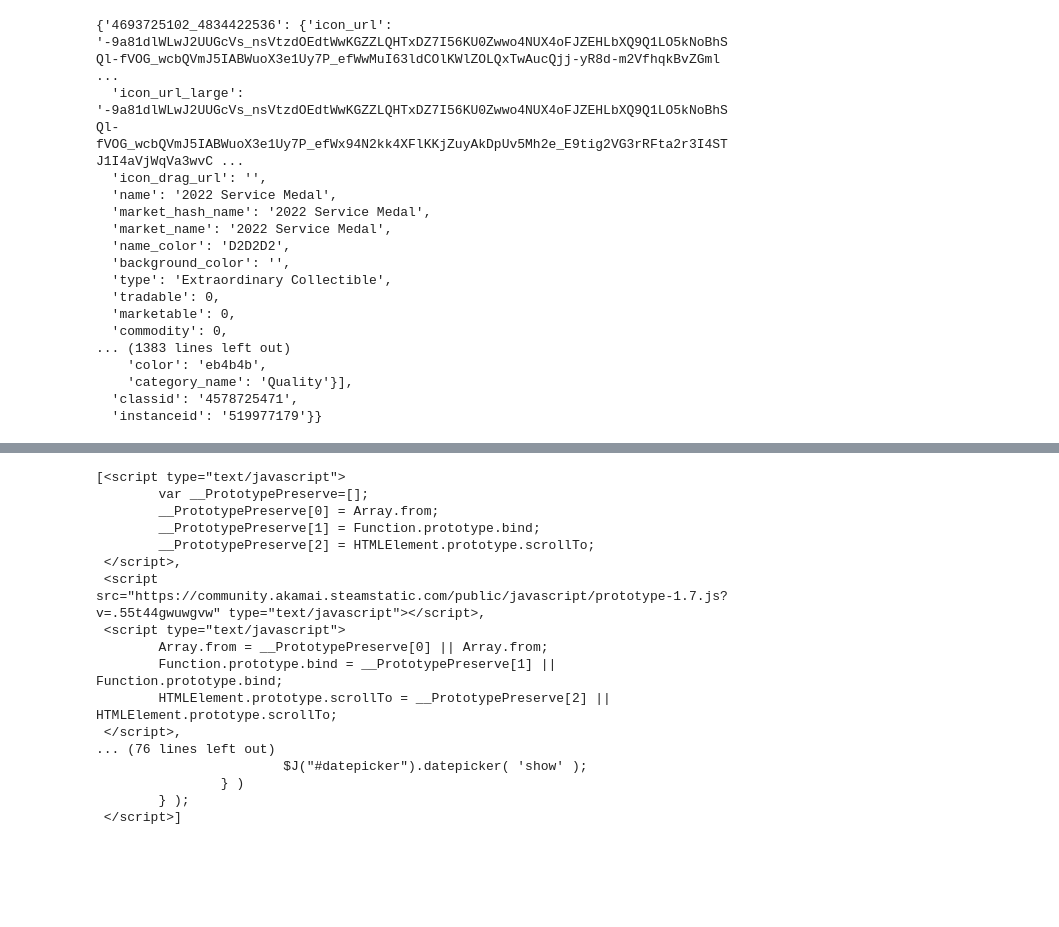
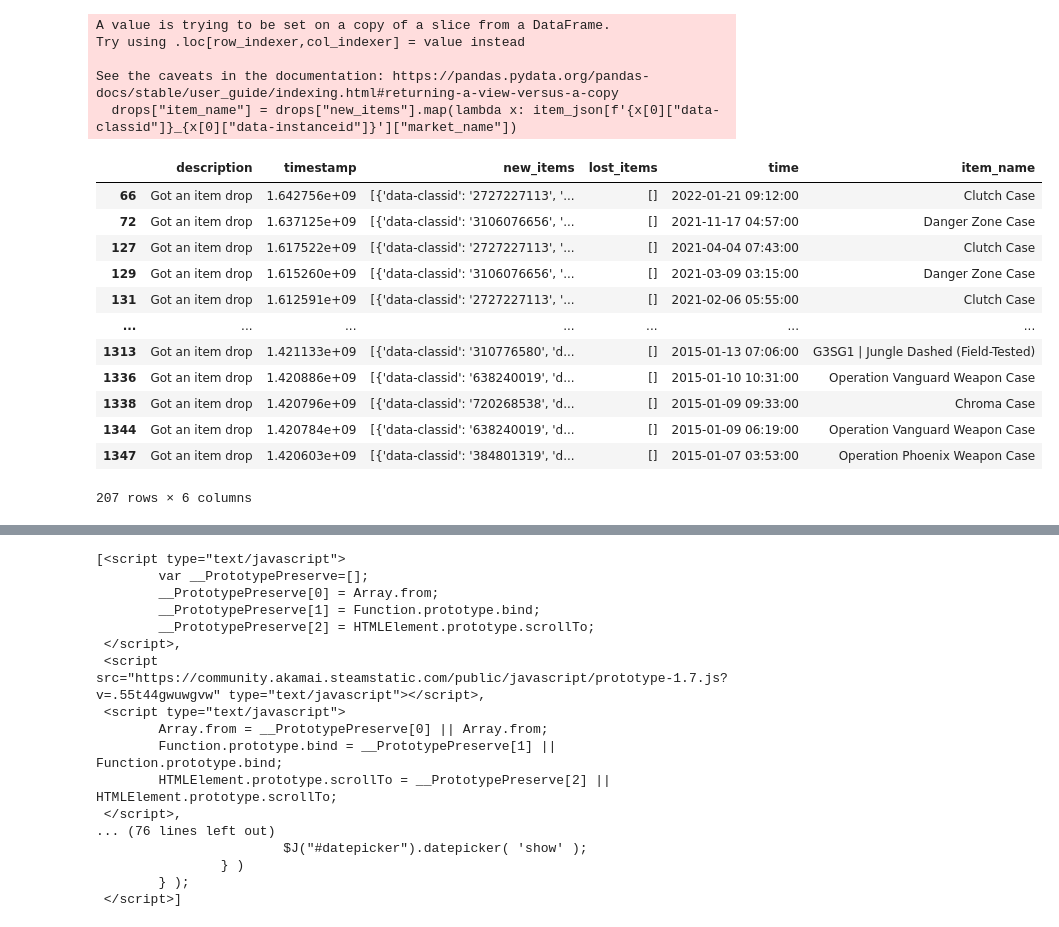
Before and after one commit to andreaskeller96/csgo-case-statistics, a Jupyter notebook: stats.ipynb, the cells around one changed output, grey strips where cells are left out. Cells and saved outputs as stored; diff of their text form; code cells hidden in the pictures; blank space fills up the shorter version.

```diff
--- a/stats.ipynb
+++ b/stats.ipynb
@@ -131,5 +142,6 @@ def create_inventory_history_list(html_string, items_json):
 # %%
 def get_inventory_history(session):
+    print("Fetching Inventory History")
     response = session.get("https://steamcommunity.com/")
     if response.status_code != 200:
         return None
@@ -146,10 +158,11 @@ def get_inventory_history(session):
     item_json = get_json_variable_from_html("g_rgDescriptions", response.text)
 
     full_site = response.text
-    inventory_history = create_inventory_history_list(full_site, item_json)
+    item_dict = item_json["730"]
+    history = create_inventory_history_list(full_site)
 
     while True:
-        return
+        print(f"Currently registered {len(history)} inventory changes")
         req_data = {
             "ajax": "1",
             "sessionid": sessionid,
@@ -160,12 +173,16 @@ def get_inventory_history(session):
             req_data[f"app[{num}]"] = app
         response = session.get(profile_link+"/inventoryhistory/", params=req_data)
         response_JSON = json.loads(response.text)
-        if cursor in response_JSON.keys():
+        if "html" in response_JSON:
+            history += create_inventory_history_list(response_JSON["html"])
+        if "descriptions" in response_JSON:
+            item_dict = {**item_dict, **response_JSON["descriptions"]["730"]}
+        if "cursor" in response_JSON.keys():
             cursor = response_JSON["cursor"]
         else:
             break
-    return full_site
+    return history, item_dict
 # %%
 session = create_steam_auth_session()
 # %%
-soup, test = get_inventory_history(session)
+htm_site, item_json = get_inventory_history(session)
@@ -172,20 +206,0 @@ soup, test = get_inventory_history(session)
-# %%
-json.loads(test)["730"]
-# %% [output]
-{'4693725102_4834422536': {'icon_url': '-9a81dlWLwJ2UUGcVs_nsVtzdOEdtWwKGZZLQHTxDZ7I56KU0Zwwo4NUX4oFJZEHLbXQ9Q1LO5kNoBhSQl-fVOG_wcbQVmJ5IABWuoX3e1Uy7P_efWwMuI63ldCOlKWlZOLQxTwAucQjj-yR8d-m2VfhqkBvZGml ...
-  'icon_url_large': '-9a81dlWLwJ2UUGcVs_nsVtzdOEdtWwKGZZLQHTxDZ7I56KU0Zwwo4NUX4oFJZEHLbXQ9Q1LO5kNoBhSQl-fVOG_wcbQVmJ5IABWuoX3e1Uy7P_efWx94N2kk4XFlKKjZuyAkDpUv5Mh2e_E9tig2VG3rRFta2r3I4STJ1I4aVjWqVa3wvC ...
-  'icon_drag_url': '',
-  'name': '2022 Service Medal',
-  'market_hash_name': '2022 Service Medal',
-  'market_name': '2022 Service Medal',
-  'name_color': 'D2D2D2',
-  'background_color': '',
-  'type': 'Extraordinary Collectible',
-  'tradable': 0,
-  'marketable': 0,
-  'commodity': 0,
-... (1383 lines left out)
-    'color': 'eb4b4b',
-    'category_name': 'Quality'}],
-  'classid': '4578725471',
-  'instanceid': '519977179'}}
@@ -191,0 +209,27 @@ json.loads(test)["730"]
+# %%
+df = pd.DataFrame(htm_site)
+df["time"] = pd.to_datetime(df['timestamp'],unit='s')
+case_openings = df[df["description"]=="Unlocked a container"]
+drops = df[df["description"]=="Got an item drop"]
+# %%
+drops["item_name"] = drops["new_items"].map(lambda x: item_json[f'{x[0]["data-classid"]}_{x[0]["data-instanceid"]}']["market_name"])
+drops
+# %% [output]
+A value is trying to be set on a copy of a slice from a DataFrame.
+Try using .loc[row_indexer,col_indexer] = value instead
+
+See the caveats in the documentation: https://pandas.pydata.org/pandas-docs/stable/user_guide/indexing.html#returning-a-view-versus-a-copy
+  drops["item_name"] = drops["new_items"].map(lambda x: item_json[f'{x[0]["data-classid"]}_{x[0]["data-instanceid"]}']["market_name"])
+|  | description | timestamp | new_items | lost_items | time | item_name |
+| 66 | Got an item drop | 1.642756e+09 | [{'data-classid': '2727227113', '... | [] | 2022-01-21 09:12:00 | Clutch Case |
+| 72 | Got an item drop | 1.637125e+09 | [{'data-classid': '3106076656', '... | [] | 2021-11-17 04:57:00 | Danger Zone Case |
+| 127 | Got an item drop | 1.617522e+09 | [{'data-classid': '2727227113', '... | [] | 2021-04-04 07:43:00 | Clutch Case |
+| 129 | Got an item drop | 1.615260e+09 | [{'data-classid': '3106076656', '... | [] | 2021-03-09 03:15:00 | Danger Zone Case |
+| 131 | Got an item drop | 1.612591e+09 | [{'data-classid': '2727227113', '... | [] | 2021-02-06 05:55:00 | Clutch Case |
+| ... | ... | ... | ... | ... | ... | ... |
+| 1313 | Got an item drop | 1.421133e+09 | [{'data-classid': '310776580', 'd... | [] | 2015-01-13 07:06:00 | G3SG1 | Jungle Dashed (Field-Tested) |
+| 1336 | Got an item drop | 1.420886e+09 | [{'data-classid': '638240019', 'd... | [] | 2015-01-10 10:31:00 | Operation Vanguard Weapon Case |
+| 1338 | Got an item drop | 1.420796e+09 | [{'data-classid': '720268538', 'd... | [] | 2015-01-09 09:33:00 | Chroma Case |
+| 1344 | Got an item drop | 1.420784e+09 | [{'data-classid': '638240019', 'd... | [] | 2015-01-09 06:19:00 | Operation Vanguard Weapon Case |
+| 1347 | Got an item drop | 1.420603e+09 | [{'data-classid': '384801319', 'd... | [] | 2015-01-07 03:53:00 | Operation Phoenix Weapon Case |
+207 rows × 6 columns
```
Also changed, not shown: parts of 7 cells of this notebook.
